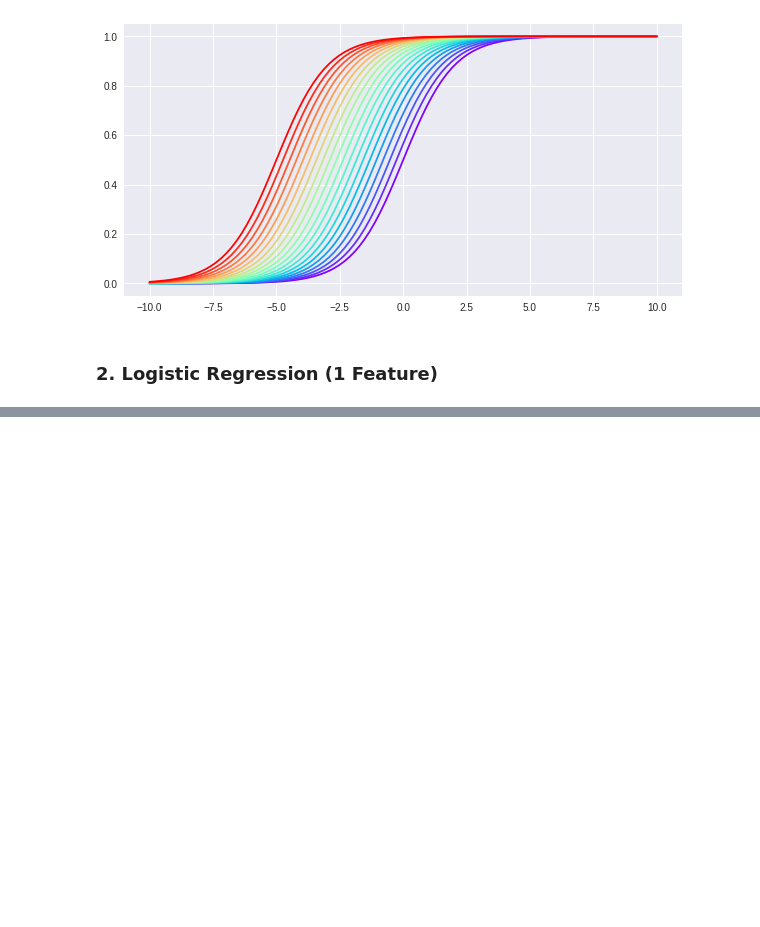
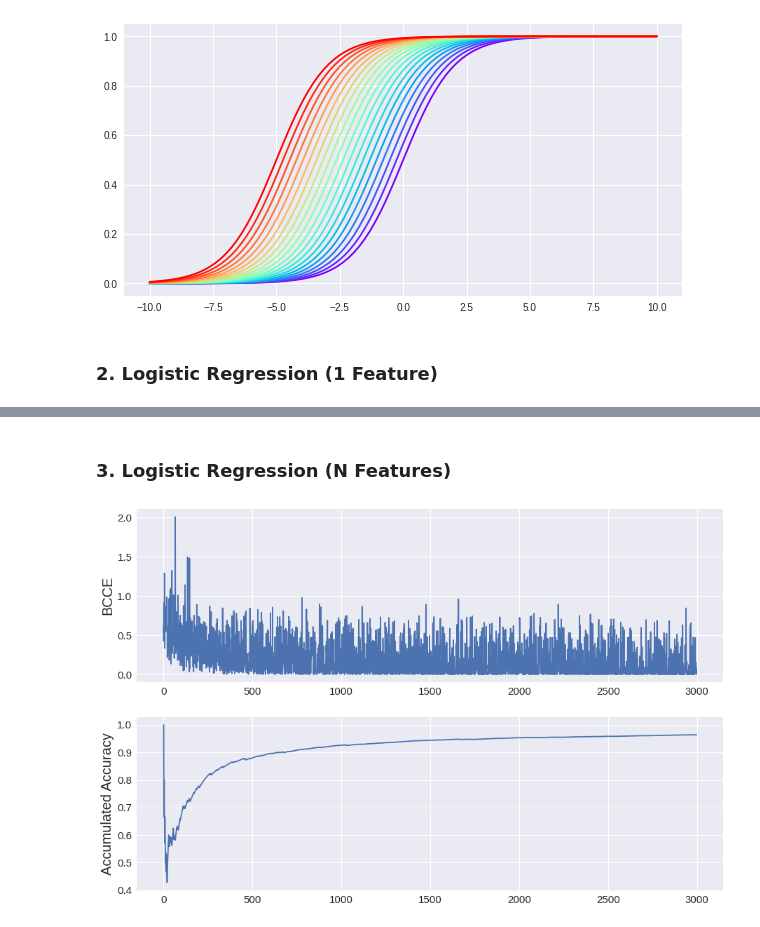
Before and after one commit to krec7748/DeepLearning_Study, a Jupyter notebook: Jacobian Matrix & Backpropagation/CH04_Linear_Logistic_Regression.ipynb, the cells around one changed output, grey strips where cells are left out. Drawn from its saved outputs; the diff is of its cells as text; code cells hidden in the pictures; blank space fills up the shorter version.

```diff
--- a/Jacobian Matrix & Backpropagation/CH04_Linear_Logistic_Regression.ipynb
+++ b/Jacobian Matrix & Backpropagation/CH04_Linear_Logistic_Regression.ipynb
@@ -305,0 +311,69 @@ axes[2].tick_params(labelsize = 15)
+# %% [markdown]
+### 3. Logistic Regression (N Features)
+# %%
+import numpy as np
+import matplotlib.pyplot as plt
+import matplotlib.cm as cm
+
+#Set random seed, plt style
+np.random.seed(1)
+plt.style.use("seaborn")
+
+#Set params
+N, n_feature = 3000, 5
+lr = 0.03
+target_w_vec = np.random.uniform(-1, 1, (n_feature, 1)) #(n_feature, 1)
+target_b = np.random.uniform(-1, 1, (1, ))              #(1, )
+target_db_vec = - target_b / target_w                   #(n_feature, 1)
+w_vec = np.random.uniform(-1, 1, (n_feature, 1))        #(n_feature, 1)
+b = np.random.uniform(-1, 1, (1, 1))                    #(1, 1)
+
+#Generate dataset
+x_data = np.random.randn(N, n_feature)      #(N, n_feature)
+y_data = x_data @ target_w_vec + target_b   #(N, 1)
+y_data = 1 / (1 + np.exp(-y_data))
+y_data = (y_data > 0.5).astype(int)
+
+#Train model and visualize updated models
+J_track, acc_track = list(), list()
+n_correct = 0
+for data_idx, (x, y) in enumerate(zip(x_data, y_data)):
+
+    #Forward propagation
+    z = x.T @ w_vec + b         #(1, 1)
+    pred = 1 / (1 + np.exp(-z))
+    J = -(y * np.log(pred) + (1 - y) * np.log(1-pred))
+    J_track.append(J.squeeze())
+
+    #Calculate accumulated accuracy
+    pred_ = (pred > 0.5).astype(int).squeeze()
+    if pred_ == y:
+        n_correct += 1
+    acc_track.append(n_correct / (data_idx + 1))
+
+    #Jacobians
+    dJ_dpred = (pred - y) / (pred * (1 - pred)) #(1, 1)
+    dpred_dz = pred * (1 - pred)                #(1, 1)
+    dz_dw = x.T
+    dz_db = 1
+
+    #Backpropagation
+    dJ_dw = dJ_dpred * dpred_dz * dz_dw #(1, n_feature)
+    dJ_db = dJ_dpred * dpred_dz * dz_db #(1, 1)
+
+    #Parameter update
+    w_vec = w_vec - lr * dJ_dw.T    #(n_feature, 1)
+    b = b - lr * dJ_db              #(1, 1)
+
+#Visualize results
+fig, axes = plt.subplots(2, 1, figsize = (15, 10))
+
+axes[0].plot(J_track)
+axes[0].set_ylabel("BCCE", fontsize = 20)
+axes[0].tick_params(labelsize = 15)
+
+axes[1].plot(acc_track)
+axes[1].set_ylabel("Accumulated Accuracy", fontsize = 20)
+axes[1].tick_params(labelsize = 15)
+# %% [output]
+[figure, added]
```
Also changed, not shown: parts of 4 cells of this notebook.
